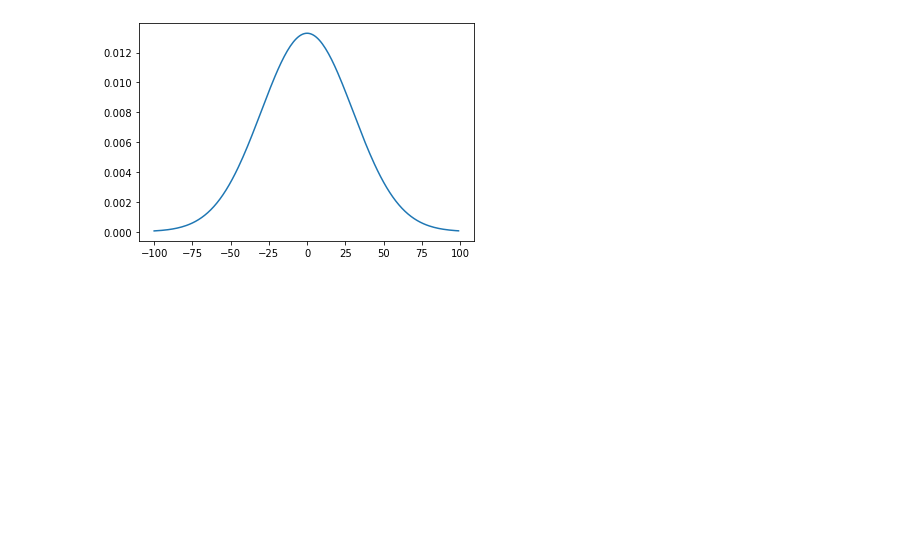
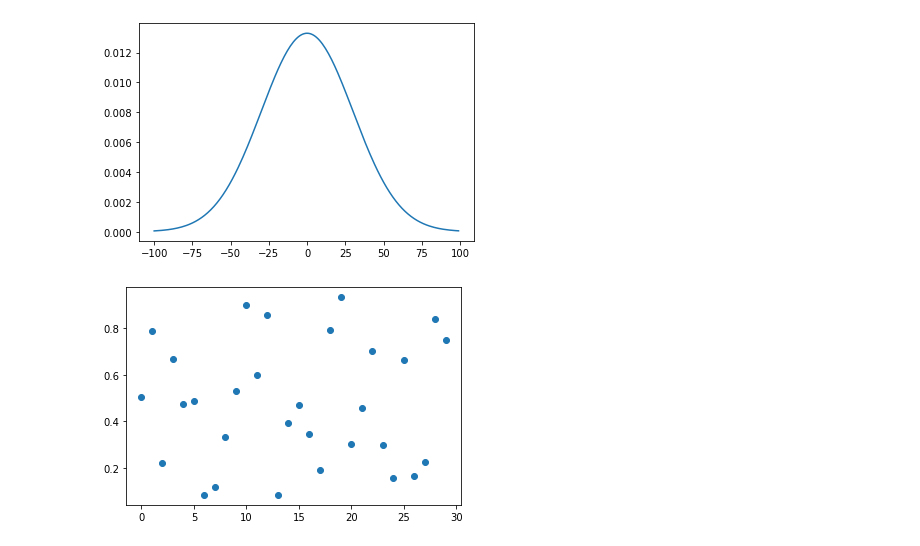
Before and after one commit to dicesare/D-couvrez-les-librairies-Python-pour-la-Data-Science, a Jupyter notebook: projet/theoreme central limite.ipynb, the cells around one changed output. Drawn from its saved outputs; the diff is of its cells as text; code cells hidden in the pictures; blank space fills up the shorter version.

Commit message:
-->Générez des réalisations de variables aléatoires avec Numpy -->Les opérations de base sur les matrices Numpy -->Visualisation -->Les histogrammes -->Calculer les propriétés d'un échantillon

```diff
--- a/projet/theoreme central limite.ipynb
+++ b/projet/theoreme central limite.ipynb
@@ -15,3 +15,8 @@ y = [f(x) for x in domaine]
 plot = plt.plot(domaine, y)
 # %% [output]
 [figure]
+# %%
+vecteur_aleatoire = np.random.rand(30)
+plot = plt.scatter(range(30),vecteur_aleatoire)
+# %% [output]
+[figure, added]
```
Also changed, not shown: parts of 6 cells of this notebook.
